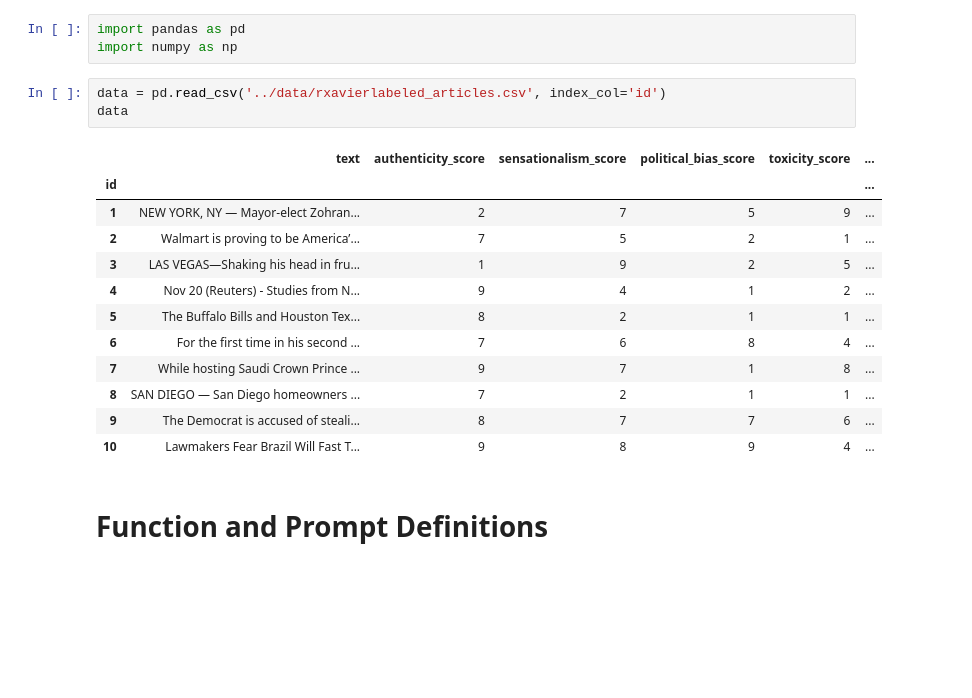
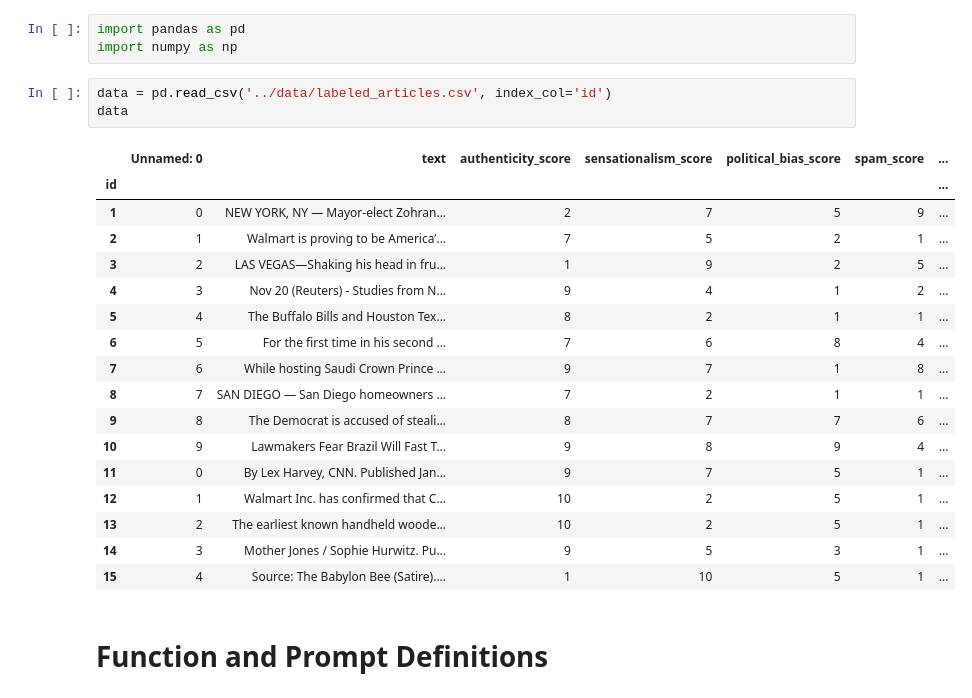
Before and after one commit to chriss-mo/ai4good, a Jupyter notebook: notebooks/prompt_evaluation.ipynb, the cells around one changed output. Cells and saved outputs as stored; diff of their text form; blank space fills up the shorter version.

```diff
--- a/notebooks/prompt_evaluation.ipynb
+++ b/notebooks/prompt_evaluation.ipynb
@@ -2,21 +2,26 @@
 import pandas as pd
 import numpy as np
 # %%
-data = pd.read_csv('../data/rxavierlabeled_articles.csv', index_col='id')
+data = pd.read_csv('../data/labeled_articles.csv', index_col='id')
 data
 # %% [output]
-|  | text | authenticity_score | sensationalism_score | political_bias_score | toxicity_score | ... |
-| id |  |  |  |  |  | ... |
-| 1 | NEW YORK, NY — Mayor-elect Zohran... | 2 | 7 | 5 | 9 | ... |
-| 2 | Walmart is proving to be America’... | 7 | 5 | 2 | 1 | ... |
-| 3 | LAS VEGAS—Shaking his head in fru... | 1 | 9 | 2 | 5 | ... |
-| 4 | Nov 20 (Reuters) - Studies from N... | 9 | 4 | 1 | 2 | ... |
-| 5 | The Buffalo Bills and Houston Tex... | 8 | 2 | 1 | 1 | ... |
-| 6 | For the first time in his second ... | 7 | 6 | 8 | 4 | ... |
-| 7 | While hosting Saudi Crown Prince ... | 9 | 7 | 1 | 8 | ... |
-| 8 | SAN DIEGO — San Diego homeowners ... | 7 | 2 | 1 | 1 | ... |
-| 9 | The Democrat is accused of steali... | 8 | 7 | 7 | 6 | ... |
-| 10 | Lawmakers Fear Brazil Will Fast T... | 9 | 8 | 9 | 4 | ... |
+|  | Unnamed: 0 | text | authenticity_score | sensationalism_score | political_bias_score | spam_score | ... |
+| id |  |  |  |  |  |  | ... |
+| 1 | 0 | NEW YORK, NY — Mayor-elect Zohran... | 2 | 7 | 5 | 9 | ... |
+| 2 | 1 | Walmart is proving to be America’... | 7 | 5 | 2 | 1 | ... |
+| 3 | 2 | LAS VEGAS—Shaking his head in fru... | 1 | 9 | 2 | 5 | ... |
+| 4 | 3 | Nov 20 (Reuters) - Studies from N... | 9 | 4 | 1 | 2 | ... |
+| 5 | 4 | The Buffalo Bills and Houston Tex... | 8 | 2 | 1 | 1 | ... |
+| 6 | 5 | For the first time in his second ... | 7 | 6 | 8 | 4 | ... |
+| 7 | 6 | While hosting Saudi Crown Prince ... | 9 | 7 | 1 | 8 | ... |
+| 8 | 7 | SAN DIEGO — San Diego homeowners ... | 7 | 2 | 1 | 1 | ... |
+| 9 | 8 | The Democrat is accused of steali... | 8 | 7 | 7 | 6 | ... |
+| 10 | 9 | Lawmakers Fear Brazil Will Fast T... | 9 | 8 | 9 | 4 | ... |
+| 11 | 0 | By Lex Harvey, CNN. Published Jan... | 9 | 7 | 5 | 1 | ... |
+| 12 | 1 | Walmart Inc. has confirmed that C... | 10 | 2 | 5 | 1 | ... |
+| 13 | 2 | The earliest known handheld woode... | 10 | 2 | 5 | 1 | ... |
+| 14 | 3 | Mother Jones / Sophie Hurwitz. Pu... | 9 | 5 | 3 | 1 | ... |
+| 15 | 4 | Source: The Babylon Bee (Satire).... | 1 | 10 | 5 | 1 | ... |
 # %% [markdown]
 # Function and Prompt Definitions
 # %%
```
Also changed, not shown: parts of 7 cells of this notebook, 1 other file.
